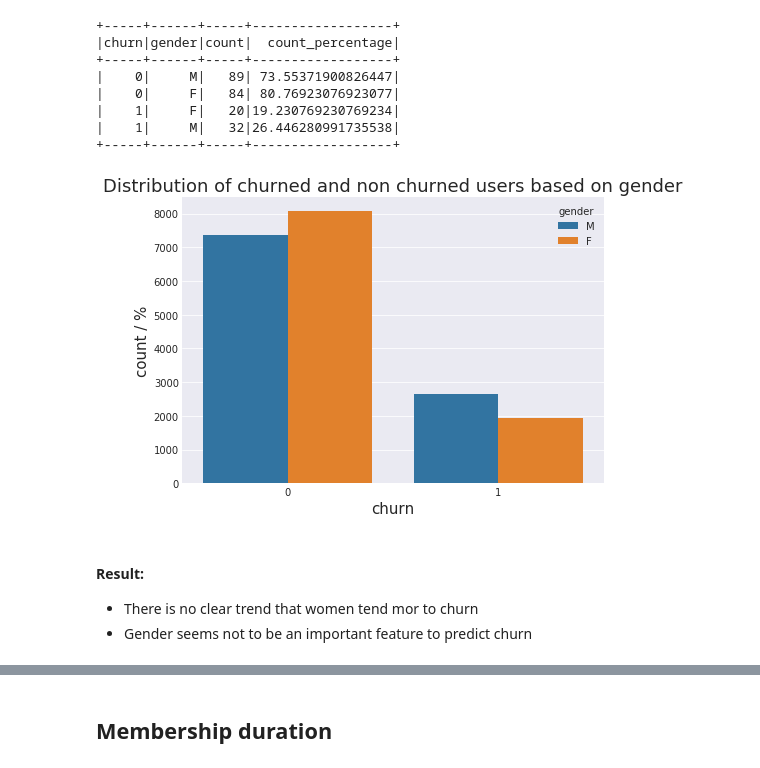
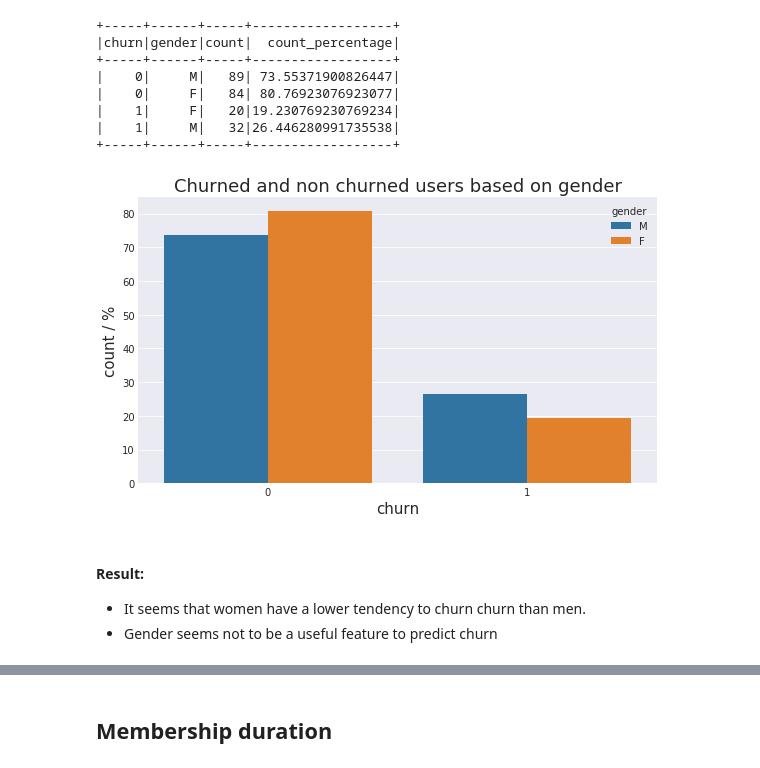
Before and after one commit to ddhartma/Sparkify-Project, a Jupyter notebook: Sparkify.ipynb, the cells around one changed output, grey strips where cells are left out. Saved outputs shown, nothing was run; the diff lists cells and outputs as text; code cells hidden in the pictures.

```diff
--- a/Sparkify.ipynb
+++ b/Sparkify.ipynb
@@ -130,7 +130,7 @@ get_seconds = udf(lambda x: x / 1000.0)
 # Convert epoch time in milliseconds to days
 get_days = udf(lambda x: x / (1000.0 * 3600 * 24))
 # %%
-def plot_sns_bar(x, y, data, hue=None, log=False, title='', xlabel='x', ylabel='y', legend='', figsize=(8,5), save=False, hide_xtick=False, rotation=0, order=False, sort_by='', ascending=False):
+def plot_sns_bar(x, y, data, hue=None, log=False, title='', xlabel='x', ylabel='y', legend='', legend_loc='best', figsize=(8,5), save=False, hide_xtick=False, rotation=0, order=False, sort_by='', ascending=False):
     """ plot sns bar plot
         INPUTS:
         ------------
@@ -180,8 +180,13 @@ def plot_sns_bar(x, y, data, hue=None, log=False, title='', xlabel='x', ylabel='
     plt.ylabel(ylabel, size=15)
     plt.xticks(rotation=rotation)
     plt.title(title, size=18)
-    if legend !='':
-        plt.legend(title=legend, loc='best')
+    try:
+        g1._legend.set_bbox_to_anchor(legend_loc)
+        if legend !='':
+            plt.legend(title=legend)
+    except:
+        if legend !='':
+            plt.legend(title=legend, loc=legend_loc)
     plt.tight_layout()
     if save == True:
         name = title.replace(' ', '_')
@@ -988,21 +999,21 @@ gender_distribution_churn.show()
 +-----+------+-----+------------------+
 # %%
 gender_distribution_churn_pd = gender_distribution_churn.toPandas()
-gender_distribution_churn_pd['count_percentage'] = gender_distribution_churn_pd['count_percentage'].astype(float) *100
+gender_distribution_churn_pd['count_percentage'] = gender_distribution_churn_pd['count_percentage'].astype(float)
 plot_sns_bar(x='churn',
              y='count_percentage',
              data=gender_distribution_churn_pd,
              hue='gender',
-             title='Distribution of churned and non churned users based on gender',
+             title='Churned and non churned users based on gender',
              xlabel='churn',
              ylabel='count / %',
              legend='gender',
              save=True,
              hide_xtick=False,
              order=False)
 # %% [output]
-[figure, old version]
+[figure, new version]
 # %% [markdown]
 #### Result:
-- There is no clear trend that women tend mor to churn
-- Gender seems not to be an important feature to predict churn
+- It seems that women have a lower tendency to churn churn than men.
+- Gender seems not to be a useful feature to predict churn
```
Also changed, not shown: parts of 30 cells of this notebook.
